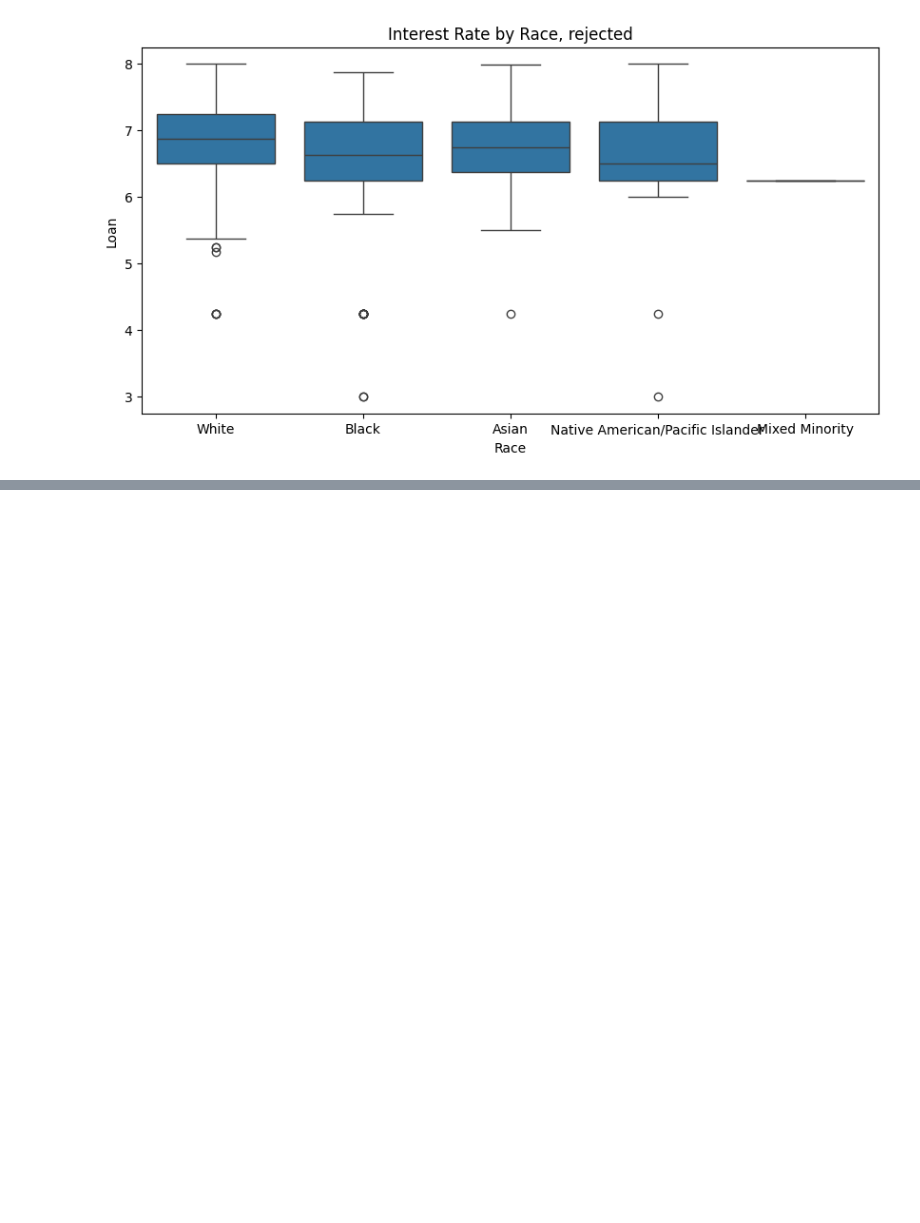
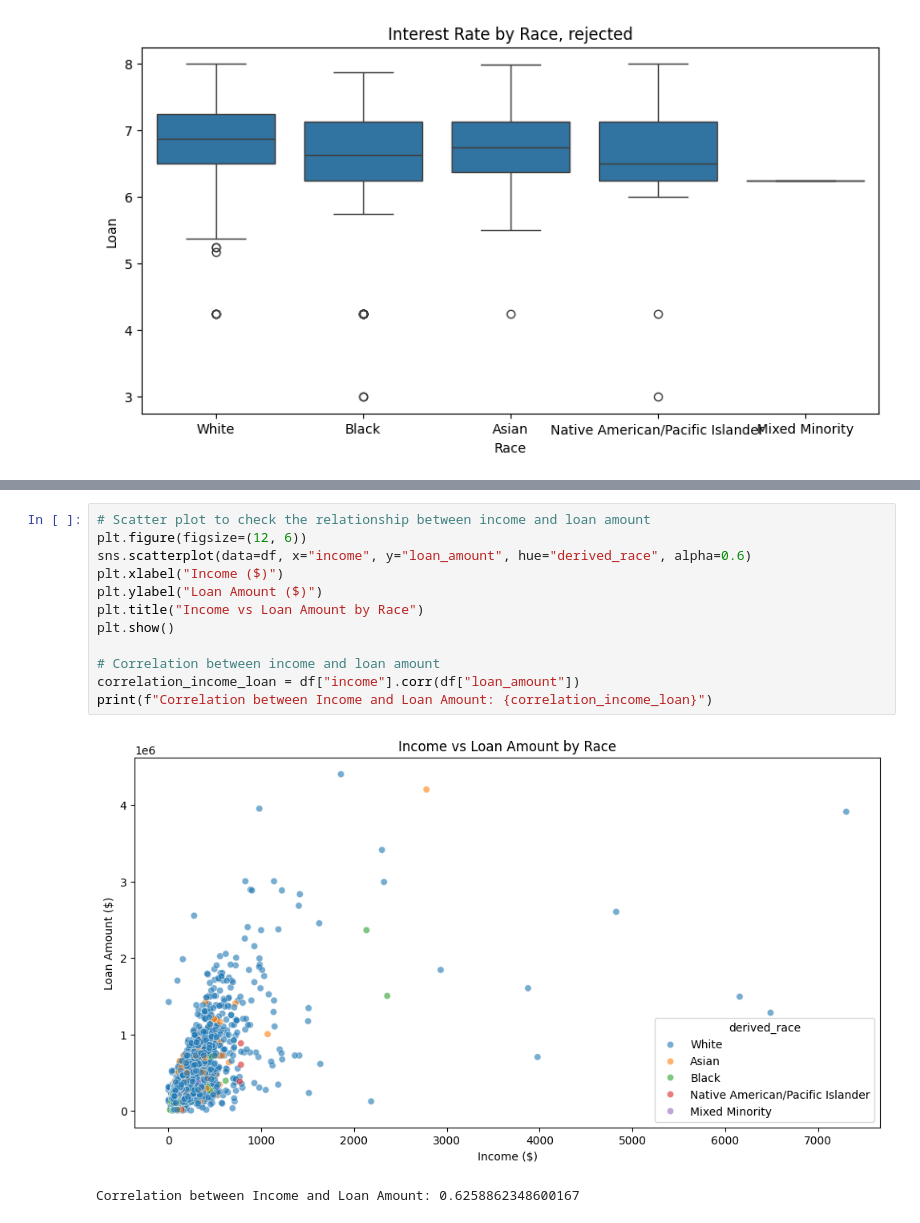
Before and after one commit to Group4-s2025/DATA-6550-Algorithms, a Jupyter notebook: Module_4_Project_Group_4.ipynb, the cells around one changed output, grey strips where cells are left out. Cells and saved outputs as stored; diff of their text form; blank space fills up the shorter version.

```diff
--- a/Module_4_Project_Group_4.ipynb
+++ b/Module_4_Project_Group_4.ipynb
@@ -1506,0 +1708,15 @@ plt.show()
+# %%
+# Scatter plot to check the relationship between income and loan amount
+plt.figure(figsize=(12, 6))
+sns.scatterplot(data=df, x="income", y="loan_amount", hue="derived_race", alpha=0.6)
+plt.xlabel("Income ($)")
+plt.ylabel("Loan Amount ($)")
+plt.title("Income vs Loan Amount by Race")
+plt.show()
+
+# Correlation between income and loan amount
+correlation_income_loan = df["income"].corr(df["loan_amount"])
+print(f"Correlation between Income and Loan Amount: {correlation_income_loan}")
+# %% [output]
+[figure, added]
+Correlation between Income and Loan Amount: 0.6258862348600167
```
Also changed, not shown: parts of 14 cells of this notebook.
